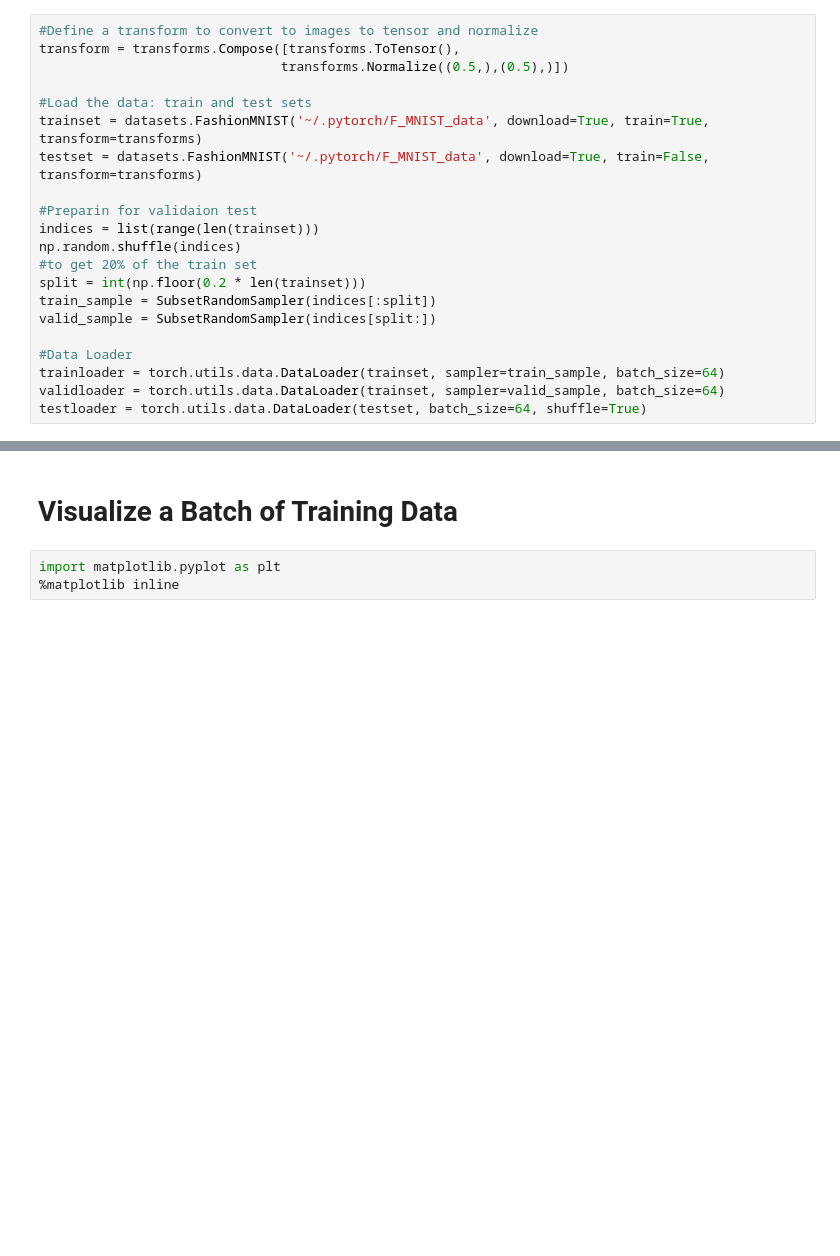
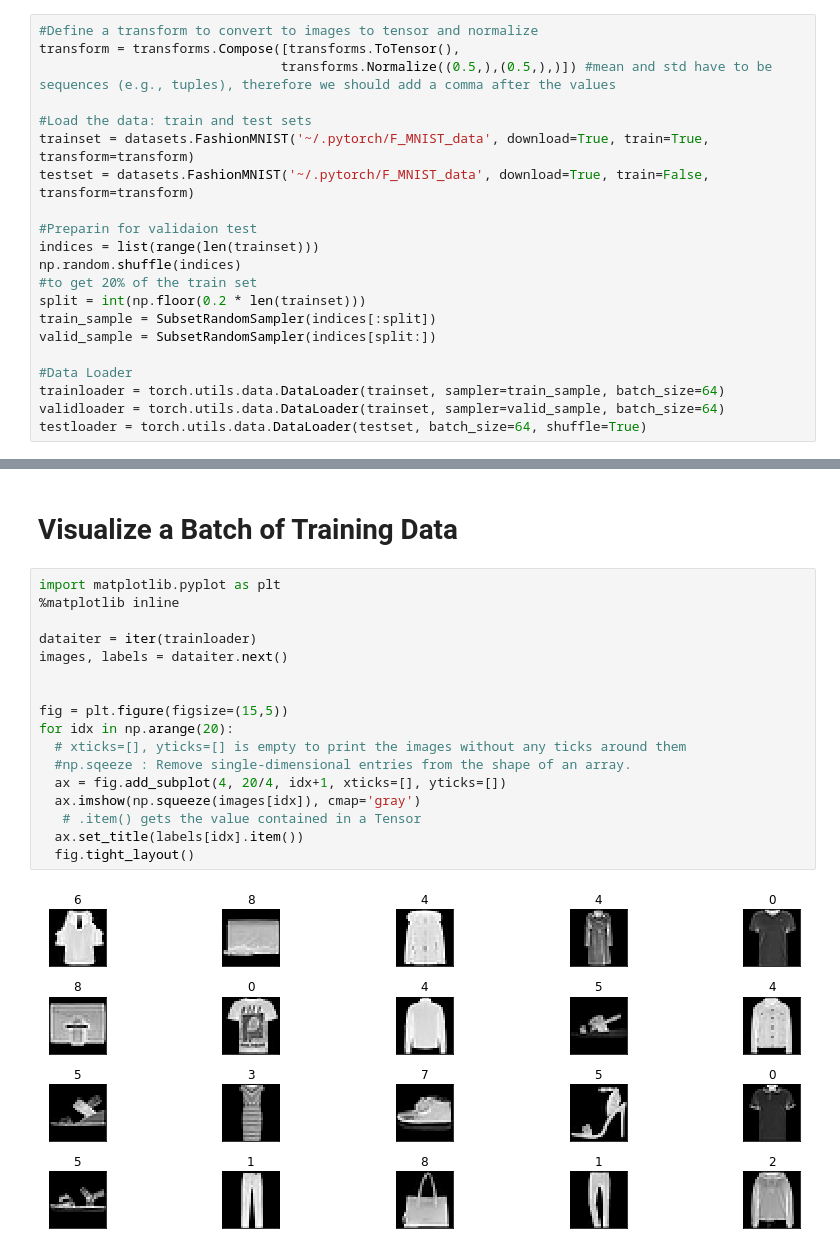
Before and after one commit to aysbt/Udacity, a Jupyter notebook: Pytorch_Fashion_MNIST_data.ipynb, the cells around one changed output, grey strips where cells are left out. Saved outputs shown, nothing was run; the diff lists cells and outputs as text; blank space fills up the shorter version.

```diff
--- a/Pytorch_Fashion_MNIST_data.ipynb
+++ b/Pytorch_Fashion_MNIST_data.ipynb
@@ -18,11 +19,11 @@ from torch.utils.data.sampler import  SubsetRandomSampler  #for validation test
 # %%
 #Define a transform to convert to images to tensor and normalize
 transform = transforms.Compose([transforms.ToTensor(),
-                               transforms.Normalize((0.5,),(0.5),)])
+                               transforms.Normalize((0.5,),(0.5,),)]) #mean and std have to be sequences (e.g., tuples), therefore we should add a comma after the values
 
 #Load the data: train and test sets
-trainset = datasets.FashionMNIST('~/.pytorch/F_MNIST_data', download=True, train=True, transform=transforms)
-testset = datasets.FashionMNIST('~/.pytorch/F_MNIST_data', download=True, train=False, transform=transforms)
+trainset = datasets.FashionMNIST('~/.pytorch/F_MNIST_data', download=True, train=True, transform=transform)
+testset = datasets.FashionMNIST('~/.pytorch/F_MNIST_data', download=True, train=False, transform=transform)
 
 #Preparin for validaion test
 indices = list(range(len(trainset)))
@@ -50,5 +40,21 @@ Done!
 # %% [markdown]
 # **Visualize a Batch of Training Data**
-# %%
-import matplotlib.pyplot as plt
-%matplotlib inline
+# %%
+import matplotlib.pyplot as plt
+%matplotlib inline
+
+dataiter = iter(trainloader)
+images, labels = dataiter.next()
+
+
+fig = plt.figure(figsize=(15,5))
+for idx in np.arange(20):
+  # xticks=[], yticks=[] is empty to print the images without any ticks around them
+  #np.sqeeze : Remove single-dimensional entries from the shape of an array.
+  ax = fig.add_subplot(4, 20/4, idx+1, xticks=[], yticks=[])
+  ax.imshow(np.squeeze(images[idx]), cmap='gray')
+   # .item() gets the value contained in a Tensor
+  ax.set_title(labels[idx].item())
+  fig.tight_layout()
+# %% [output]
+[figure, added]
```
Also changed, not shown: parts of 6 cells of this notebook.
